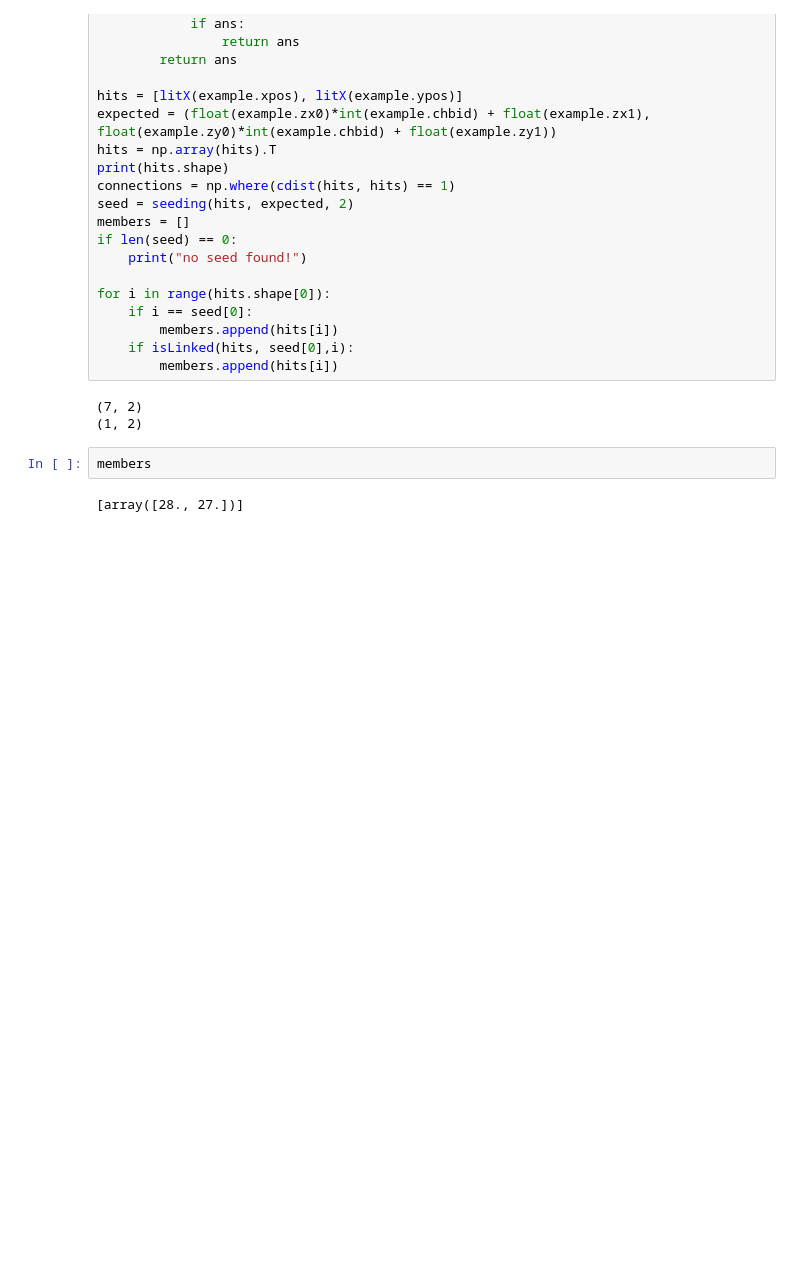
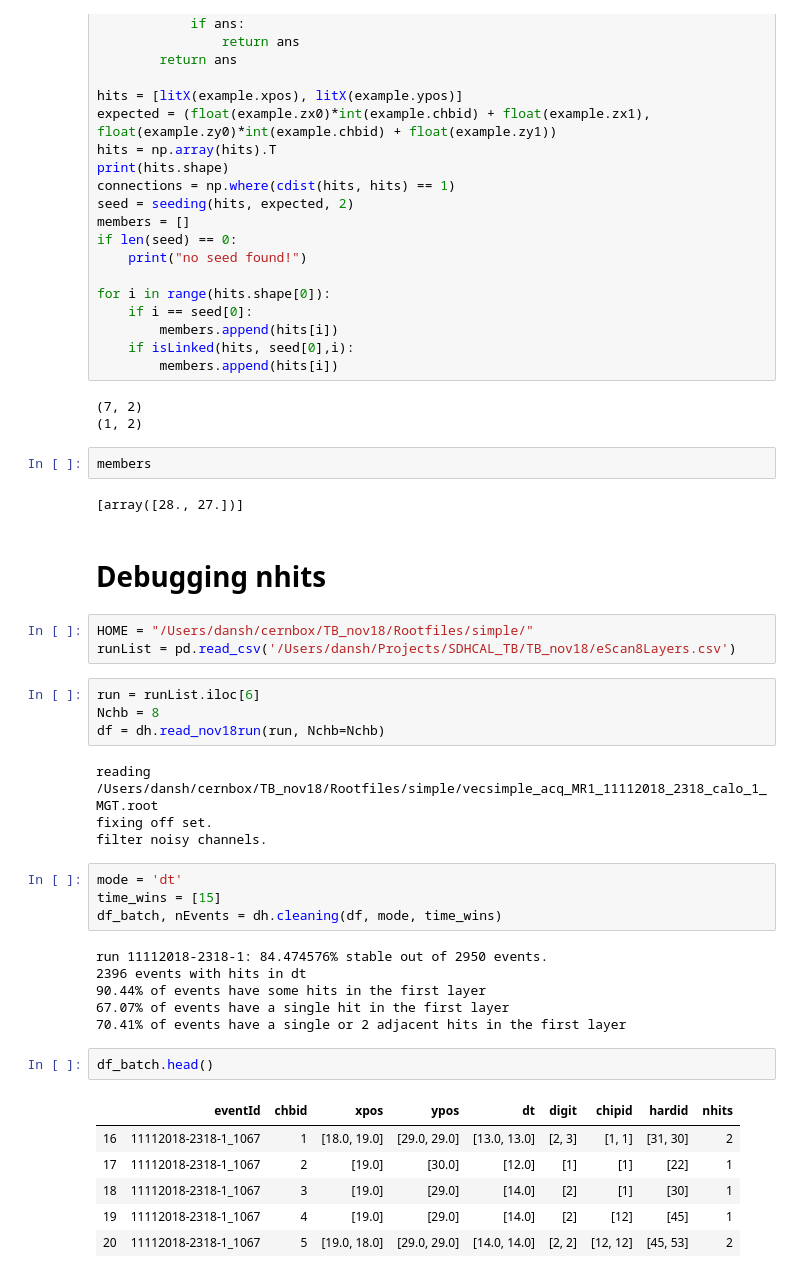
Before and after one commit to dansichi/RPWELL_SDHCAL_analysis, a Jupyter notebook: Untitled.ipynb, the cells around one changed output. Saved outputs shown, nothing was run; the diff lists cells and outputs as text; blank space fills up the shorter version.

```diff
--- a/Untitled.ipynb
+++ b/Untitled.ipynb
@@ -629,3 +630,35 @@ for i in range(hits.shape[0]):
 members
 # %% [output]
 [array([28., 27.])]
+# %% [markdown]
+# Debugging nhits
+# %%
+HOME = "/Users/dansh/cernbox/TB_nov18/Rootfiles/simple/"
+runList = pd.read_csv('/Users/dansh/Projects/SDHCAL_TB/TB_nov18/eScan8Layers.csv')
+# %%
+run = runList.iloc[6]
+Nchb = 8
+df = dh.read_nov18run(run, Nchb=Nchb)
+# %% [output]
+reading /Users/dansh/cernbox/TB_nov18/Rootfiles/simple/vecsimple_acq_MR1_11112018_2318_calo_1_MGT.root
+fixing off set.
+filter noisy channels.
+# %%
+mode = 'dt'
+time_wins = [15]
+df_batch, nEvents = dh.cleaning(df, mode, time_wins)
+# %% [output]
+run 11112018-2318-1: 84.474576% stable out of 2950 events.
+2396 events with hits in dt
+90.44% of events have some hits in the first layer
+67.07% of events have a single hit in the first layer
+70.41% of events have a single or 2 adjacent hits in the first layer
+# %%
+df_batch.head()
+# %% [output]
+|  | eventId | chbid | xpos | ypos | dt | digit | chipid | hardid | nhits |
+| 16 | 11112018-2318-1_1067 | 1 | [18.0, 19.0] | [29.0, 29.0] | [13.0, 13.0] | [2, 3] | [1, 1] | [31, 30] | 2 |
+| 17 | 11112018-2318-1_1067 | 2 | [19.0] | [30.0] | [12.0] | [1] | [1] | [22] | 1 |
+| 18 | 11112018-2318-1_1067 | 3 | [19.0] | [29.0] | [14.0] | [2] | [1] | [30] | 1 |
+| 19 | 11112018-2318-1_1067 | 4 | [19.0] | [29.0] | [14.0] | [2] | [12] | [45] | 1 |
+| 20 | 11112018-2318-1_1067 | 5 | [19.0, 18.0] | [29.0, 29.0] | [14.0, 14.0] | [2, 2] | [12, 12] | [45, 53] | 2 |
```
Also changed, not shown: parts of 10 cells of this notebook, 2 other files.
